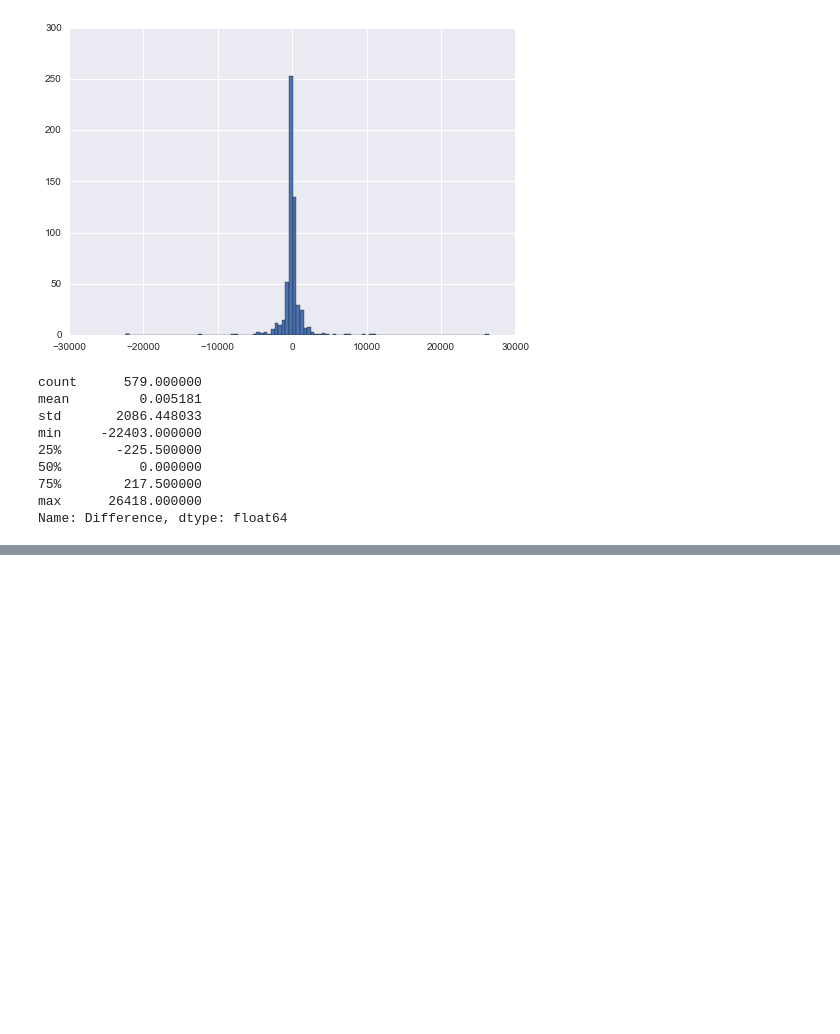
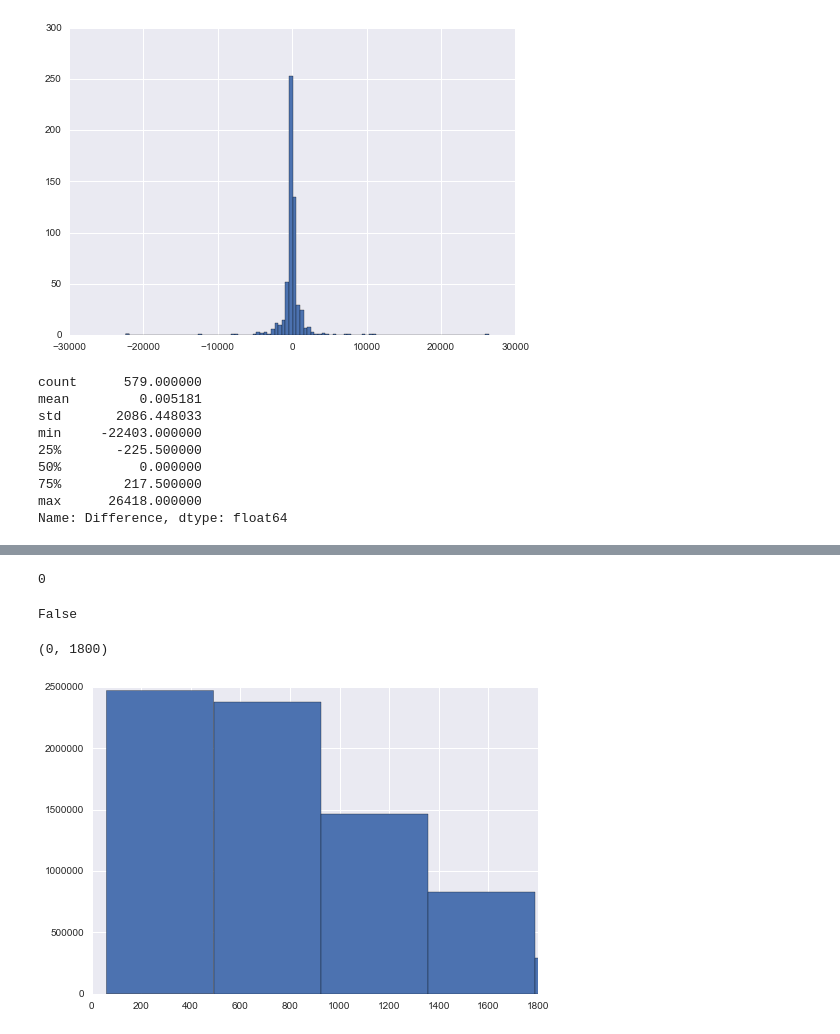
Before and after one commit to cgeppig/DSI_week_03, a Jupyter notebook: Plotting Fun.ipynb, the cells around one changed output, grey strips where cells are left out. Drawn from its saved outputs; the diff is of its cells as text; code cells hidden in the pictures; blank space fills up the shorter version.

```diff
--- a/Plotting Fun.ipynb
+++ b/Plotting Fun.ipynb
@@ -206,0 +220,14 @@ Name: Difference, dtype: float64
+# %%
+divvy['tripduration'].isnull().sum()
+# %% [output]
+0
+# %%
+divvy['tripduration'].isnull().any()
+# %% [output]
+False
+# %%
+plt.hist(divvy['tripduration'], bins=200)
+plt.xlim(0, 1800)
+# %% [output]
+(0, 1800)
+[figure, added]
```
Also changed, not shown: parts of 25 cells of this notebook, 3 other files.
